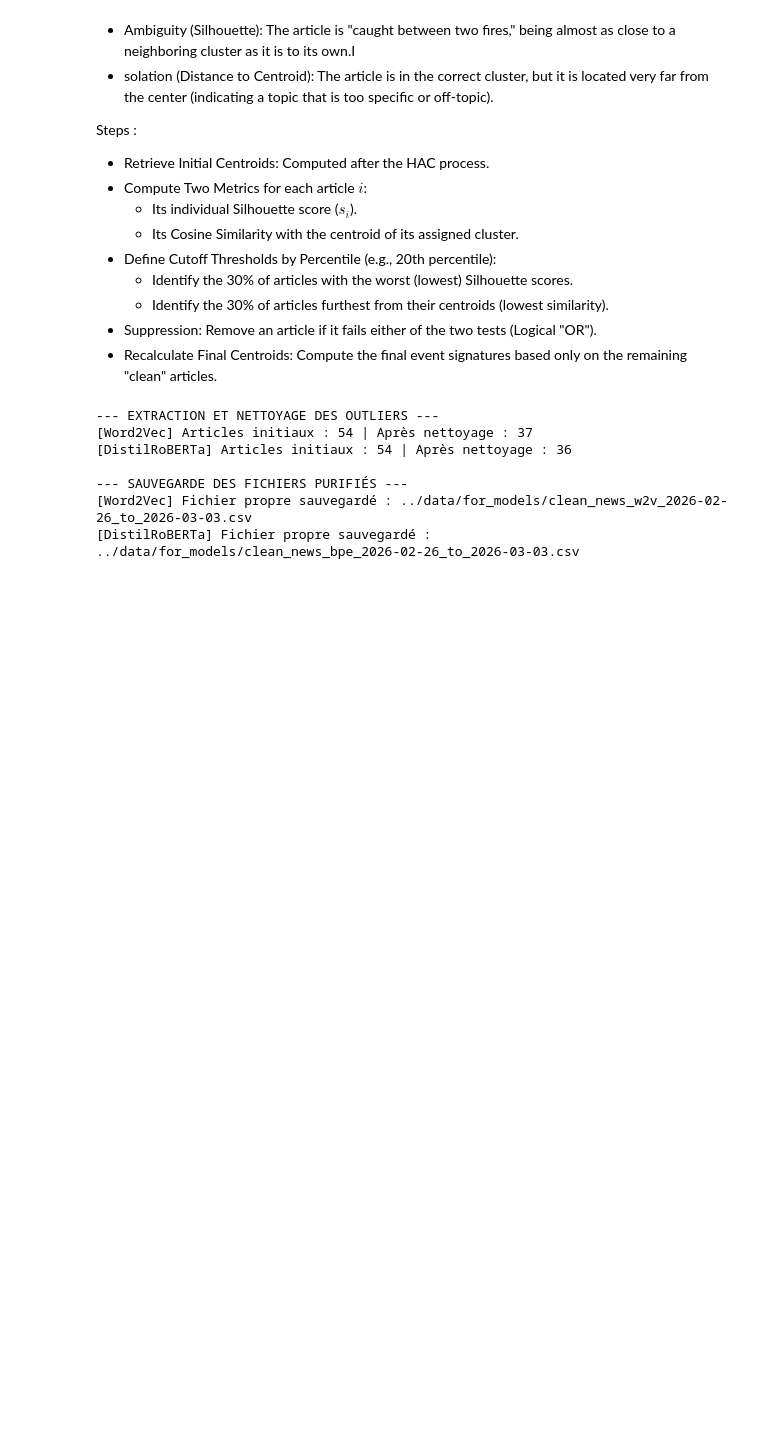
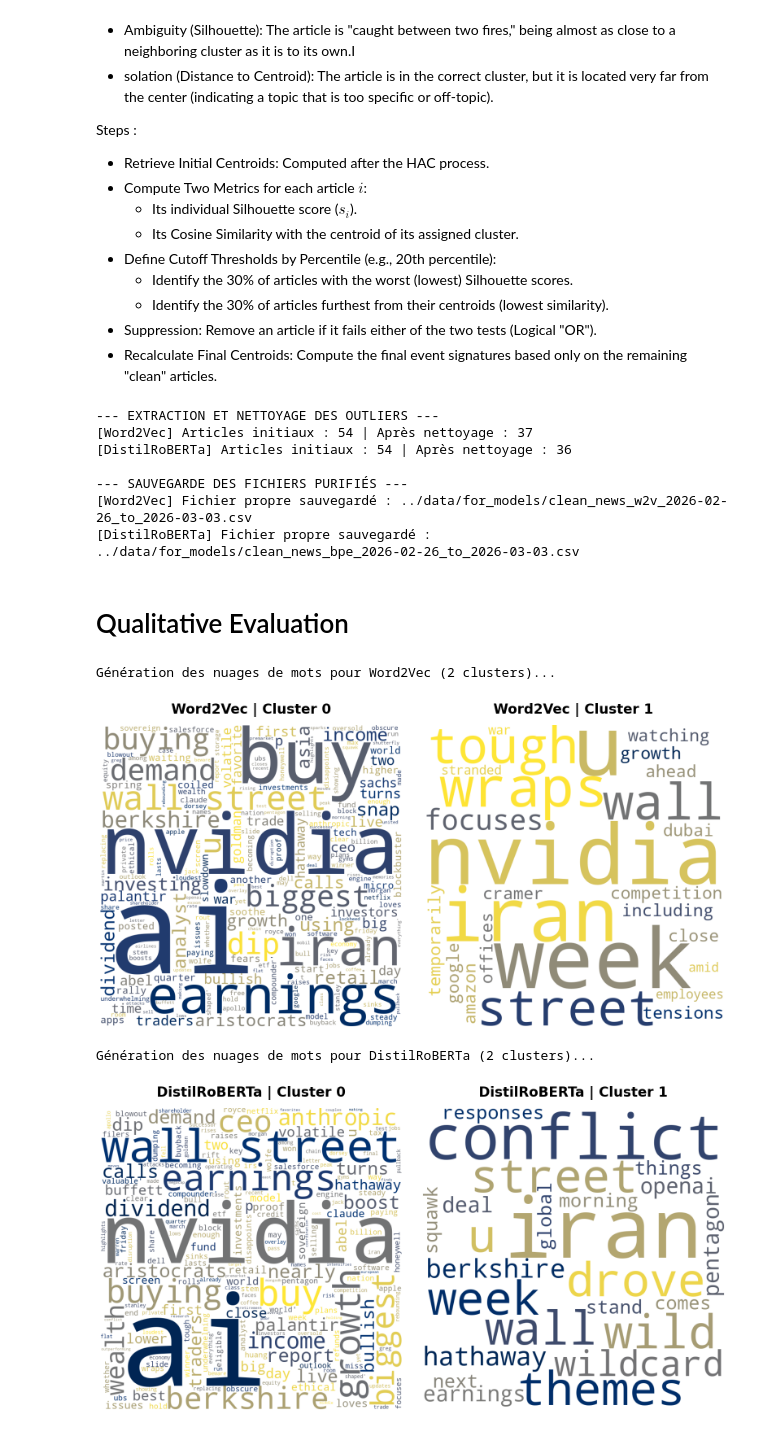
Before and after one commit to Shawndarm/Word2Vec_vs_distilroBERTa_clustering_financial_events, a Jupyter notebook: notebooks/3_news_clustering.ipynb, the cells around one changed output. Saved outputs shown, nothing was run; the diff lists cells and outputs as text; code cells hidden in the pictures; blank space fills up the shorter version.

```diff
--- a/notebooks/3_news_clustering.ipynb
+++ b/notebooks/3_news_clustering.ipynb
@@ -20,13 +20,4 @@ sys.path.append(os.path.abspath(os.path.join("..")))
 from src.news_clustering import *
 # %% [markdown]
 ### Data preparation
-# %%
-# --- 1. FONCTION DE PARSING DES EMBEDDINGS ---
-def parse_embedding_string(emb_str):
-    """
-    Convertit la chaîne de caractères du CSV (ex: "[ 0.12 \n -0.34 ...]")
-    en un vrai tableau numpy utilisable pour le clustering.
-    """
-    clean_str = str(emb_str).replace("[", "").replace("]", "").replace("\n", " ")
-    return np.fromstring(clean_str, sep=" ")
 # %%
@@ -250,3 +241,20 @@ if X_stable_bpe is not None:
 --- SAUVEGARDE DES FICHIERS PURIFIÉS ---
 [Word2Vec] Fichier propre sauvegardé : ../data/for_models/clean_news_w2v_2026-02-26_to_2026-03-03.csv
 [DistilRoBERTa] Fichier propre sauvegardé : ../data/for_models/clean_news_bpe_2026-02-26_to_2026-03-03.csv
+# %% [markdown]
+# Qualitative Evaluation
+# %%
+# ==========================================
+# EXÉCUTION POUR LES DEUX MODÈLES
+# ==========================================
+
+# 1. Nuages de mots pour Word2Vec
+generate_model_wordclouds(df_clean_w2v, model_name="Word2Vec")
+
+# 2. Nuages de mots pour DistilRoBERTa
+generate_model_wordclouds(df_clean_bpe, model_name="DistilRoBERTa")
+# %% [output]
+Génération des nuages de mots pour Word2Vec (2 clusters)...
+[figure, added]
+Génération des nuages de mots pour DistilRoBERTa (2 clusters)...
+[figure, added]
```
Also changed, not shown: parts of 6 cells of this notebook, 7 other files.
